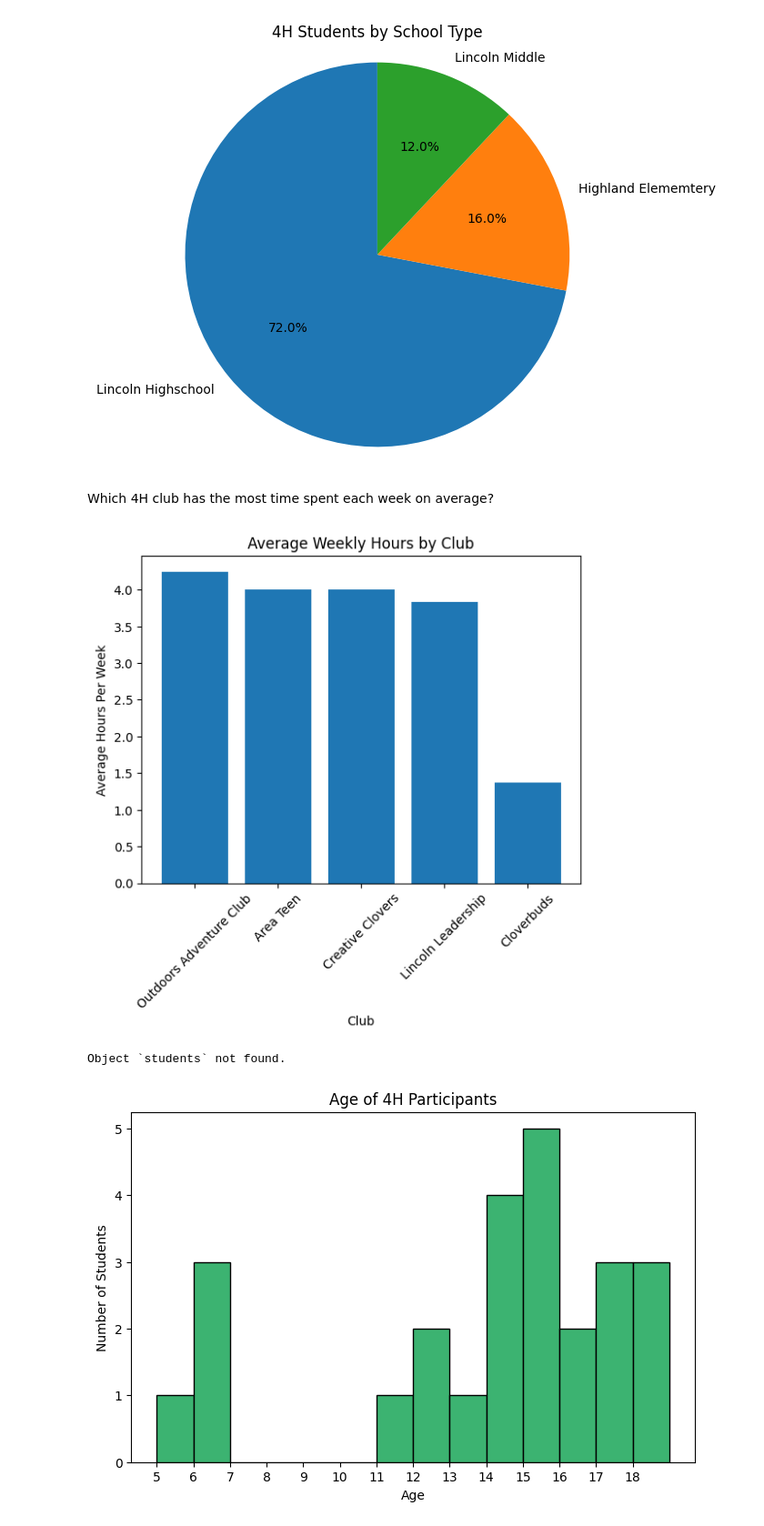
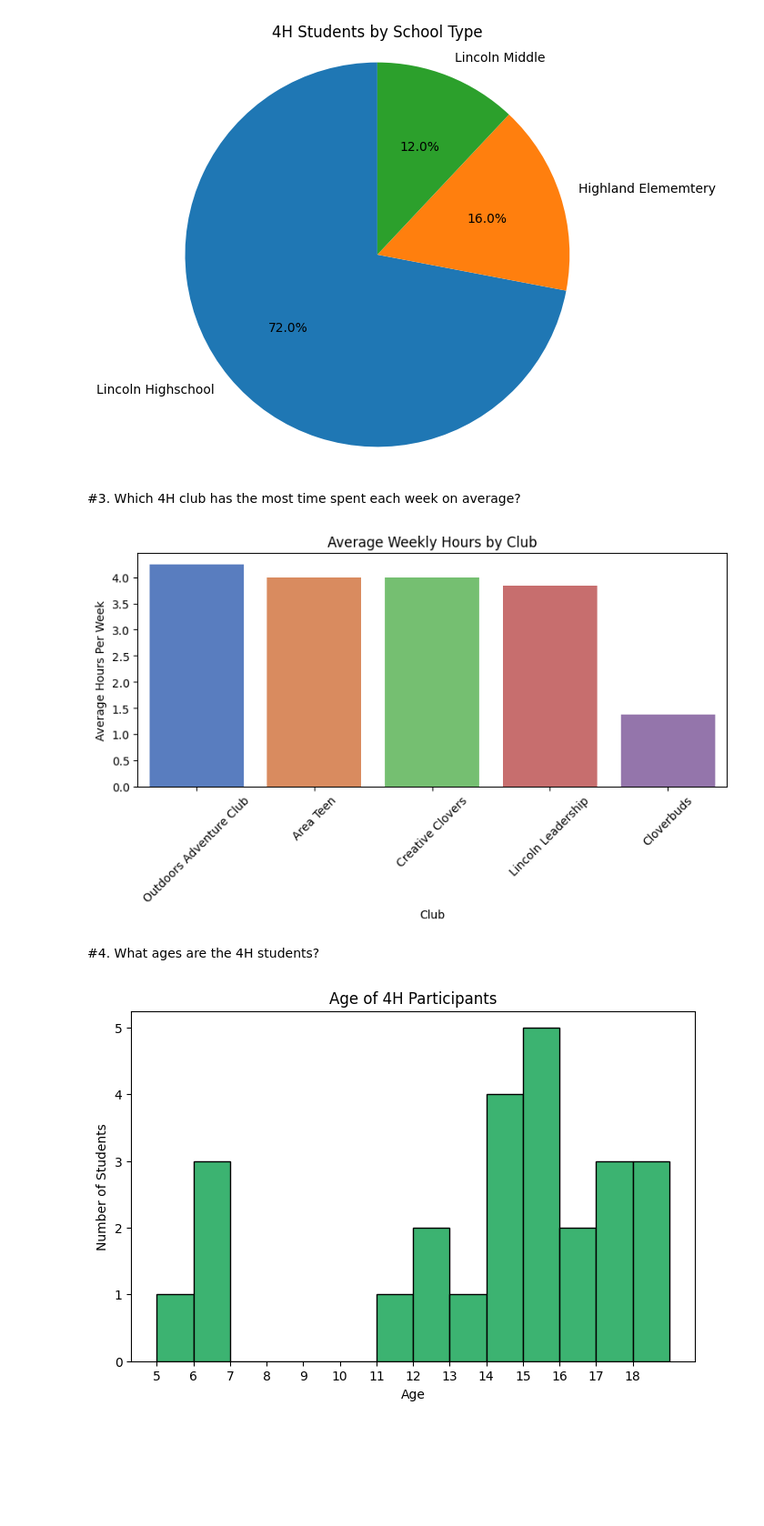
Before and after one commit to KCrowe03/KY-4H-Data-Visualization, a Jupyter notebook: Notebooks/lincoln_4h_analysis.ipynb, the cells around one changed output. Shown: that part at 91% size. Drawn from its saved outputs; the diff is of its cells as text; code cells hidden in the pictures; blank space fills up the shorter version.

```diff
--- a/Notebooks/lincoln_4h_analysis.ipynb
+++ b/Notebooks/lincoln_4h_analysis.ipynb
@@ -127,26 +127,28 @@ plt.show()
 # %% [output]
 [figure]
 # %% [markdown]
-Which 4H club has the most time spent each week on average?
+#3. Which 4H club has the most time spent each week on average?
 # %%
 # Create a bar chart to show the average hours per week by club
 # Group by 'Clubs' and calculate the average hours per week
 
+# Group and sort
 avg_hours = df.groupby('Clubs')['Hours_Per_Week'].mean().reset_index()
 avg_hours = avg_hours.sort_values(by='Hours_Per_Week', ascending=False)
 
-plt.bar(avg_hours['Clubs'], avg_hours['Hours_Per_Week'])
+# Seaborn barplot
+plt.figure(figsize=(8, 5))
+sns.barplot(data=avg_hours, x='Clubs', y='Hours_Per_Week', hue='Clubs', palette='muted')
+
 plt.xlabel('Club')
 plt.ylabel('Average Hours Per Week')
 plt.title('Average Weekly Hours by Club')
 plt.xticks(rotation=45)
 plt.show()
 # %% [output]
-[figure, old version]
+[figure, new version]
-# %%
-What ages are the 4H students?
-# %% [output]
-Object `students` not found.
+# %% [markdown]
+#4. What ages are the 4H students?
 # %%
 # Create a histogram to show the distribution of ages
 plt.figure(figsize=(8, 5))
```
Also changed, not shown: parts of 7 cells of this notebook, 1 other file.
